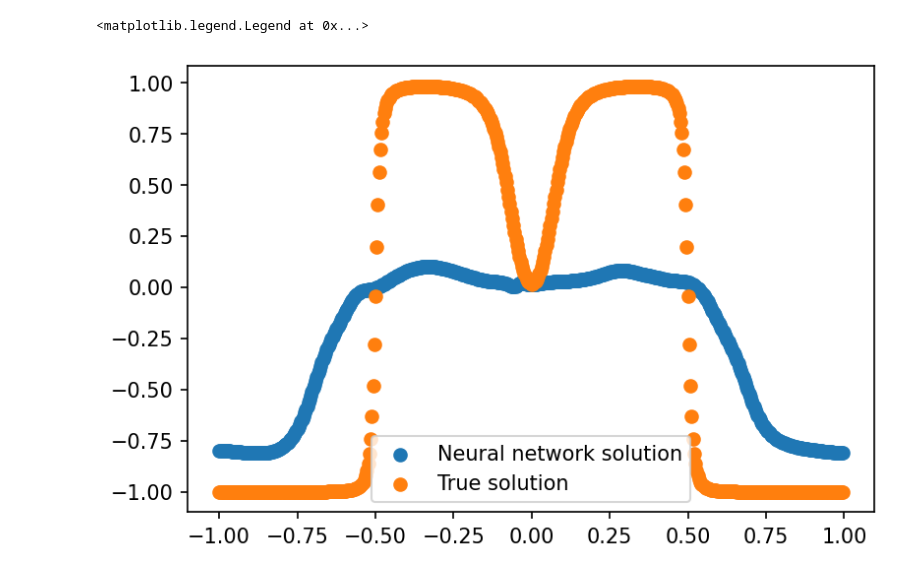
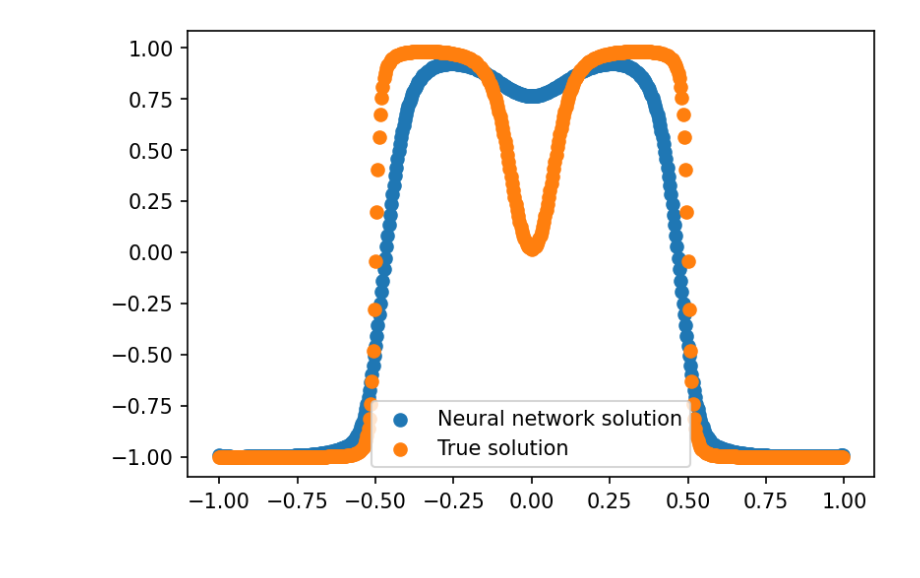
Before and after one commit to HymanHY/PINN_Pytorch, a Jupyter notebook: PINN-HY/Allen-Cahn.ipynb, the cells around one changed output. Cells and saved outputs as stored; diff of their text form; code cells hidden in the pictures.

```diff
--- a/PINN-HY/Allen-Cahn.ipynb
+++ b/PINN-HY/Allen-Cahn.ipynb
@@ -28,7 +28,7 @@ class ACNet(nn.Module):
 
     # loss function
     def MSE(self,ypred,ytrue):
-        return torch.mean((ypred - ytrue)**2)
+        return torch.sum((ypred - ytrue)**2)
 
     # Glorot initialization of weight matrix
     def glorot_init_mat(self,shape):
@@ -45,10 +45,10 @@ class ACNet(nn.Module):
         xc.requires_grad = True
         U = self.forward(xc)
         Uc = U[:,:-1]
-        Ucx = torch.autograd.grad(Uc.sum(),xc,create_graph=True)[0]
-        Ucxx = torch.autograd.grad(Ucx.sum(),xc,create_graph=True)[0]
+        Ucx = torch.autograd.grad(Uc.sum(), xc,  create_graph=True)[0]
+        Ucxx = torch.autograd.grad(Ucx.sum(),xc,  create_graph=True)[0]
         F = -0.0001*Ucxx + 5*Uc**3 - 5*Uc
-        u0_pred = U - torch.Tensor(self.dt)*F.mm(torch.tensor(self.IRK_weights).transpose(0,1))
+        u0_pred = U + torch.Tensor(self.dt)*F.mm(torch.tensor(self.IRK_weights).t())
         return u0_pred
 
     def U_bc(self, xb):
@@ -67,12 +67,12 @@ import scipy.io
 # %%
 parser = argparse.ArgumentParser()
 parser.add_argument("--epochs", help="Number of epochs to train neural network for")
-
+parser.add_argument("--lr", help="learning rate")
 """data prep"""
 """
 DE: u_t-0.0001*u_{xx}+5*u^3-5*u=0
 """
-args = parser.parse_args(['--epochs','50000'])
+args = parser.parse_args(['--epochs','200000','--lr','0.001'])
 # %%
 data = scipy.io.loadmat('Data/AC.mat')
 
@@ -219,0 +232,5 @@ plt.savefig("ACNet_loss_hist_{}.png".format(MAX_EPOCHS))
+# %%
+U1_pred = pn.forward(x_star)
+u1_pred = U1_pred[:,-1]
+error = np.linalg.norm(u1_pred.detach().numpy() - u_star.reshape(512), 2)/np.linalg.norm(u_star.reshape(512), 2)
+print('Error: %e' % (error))
@@ -220,16 +239,13 @@ plt.savefig("ACNet_loss_hist_{}.png".format(MAX_EPOCHS))
 # %%
 #%%
 plt.figure(dpi=150)
-u1_pred = pn.U_ic(x_star)
-u1_pred = u1_pred[:,0:1]
-plt.scatter(x1.data.numpy(), u1_pred.data.numpy(), label="Neural network solution")
-plt.scatter(x1.data.numpy(), u_star, label="True solution")
+plt.scatter(x_star.data.numpy(), u1_pred.data.numpy(), label="Neural network solution")
+plt.scatter(x_star.data.numpy(), u_star, label="True solution")
 plt.legend()
-#plt.savefig("PINN_soln_comp_{}.png".format(N_f))
+plt.savefig("PINN_soln_comp_{}.png".format(MAX_EPOCHS))
 #plt.show()
 # %% [output]
-<matplotlib.legend.Legend at 0x...>
-[figure, old version]
+[figure, new version]
 # %%
 #%%
 plt.figure(dpi=150)
```
Also changed, not shown: parts of 7 cells of this notebook, 4 other files.
